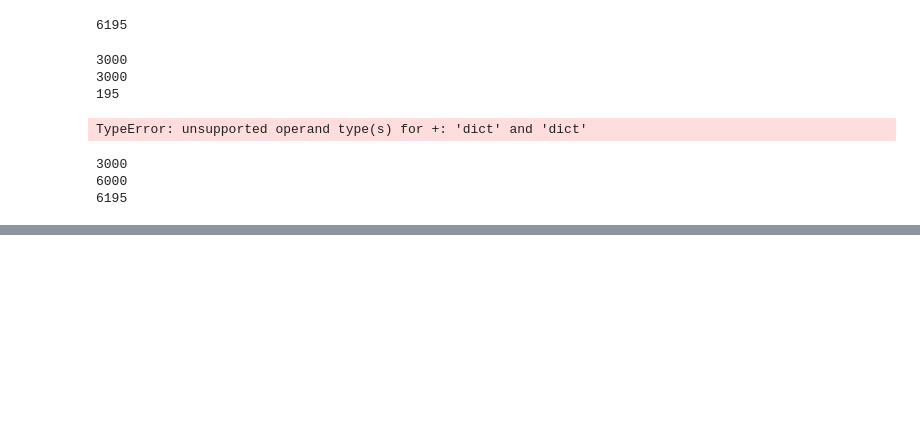
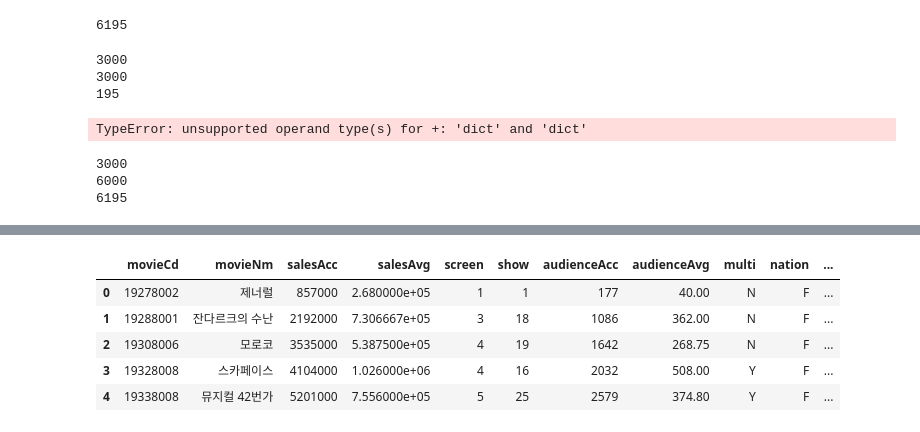
Before and after one commit to younghk/2019_Project_Graduation, a Jupyter notebook: Data_Preprocessing.ipynb, the cells around one changed output, grey strips where cells are left out. Drawn from its saved outputs; the diff is of its cells as text; code cells hidden in the pictures; blank space fills up the shorter version.

```diff
--- a/Data_Preprocessing.ipynb
+++ b/Data_Preprocessing.ipynb
@@ -203,0 +353,2 @@ NameError: name 'mrl1' is not defined
+# %%
+tmp_movie_data = movie_data
@@ -203,0 +361,9 @@ NameError: name 'mrl1' is not defined
+# %%
+tmp_movie_data.head(5)
+# %% [output]
+|  | movieCd | movieNm | salesAcc | salesAvg | screen | show | audienceAcc | audienceAvg | multi | nation | ... |
+| 0 | 19278002 | 제너럴 | 857000 | 2.680000e+05 | 1 | 1 | 177 | 40.00 | N | F | ... |
+| 1 | 19288001 | 잔다르크의 수난 | 2192000 | 7.306667e+05 | 3 | 18 | 1086 | 362.00 | N | F | ... |
+| 2 | 19308006 | 모로코 | 3535000 | 5.387500e+05 | 4 | 19 | 1642 | 268.75 | N | F | ... |
+| 3 | 19328008 | 스카페이스 | 4104000 | 1.026000e+06 | 4 | 16 | 2032 | 508.00 | Y | F | ... |
+| 4 | 19338008 | 뮤지컬 42번가 | 5201000 | 7.556000e+05 | 5 | 25 | 2579 | 374.80 | Y | F | ... |
```
Also changed, not shown: parts of 26 cells of this notebook, 1 other file.
